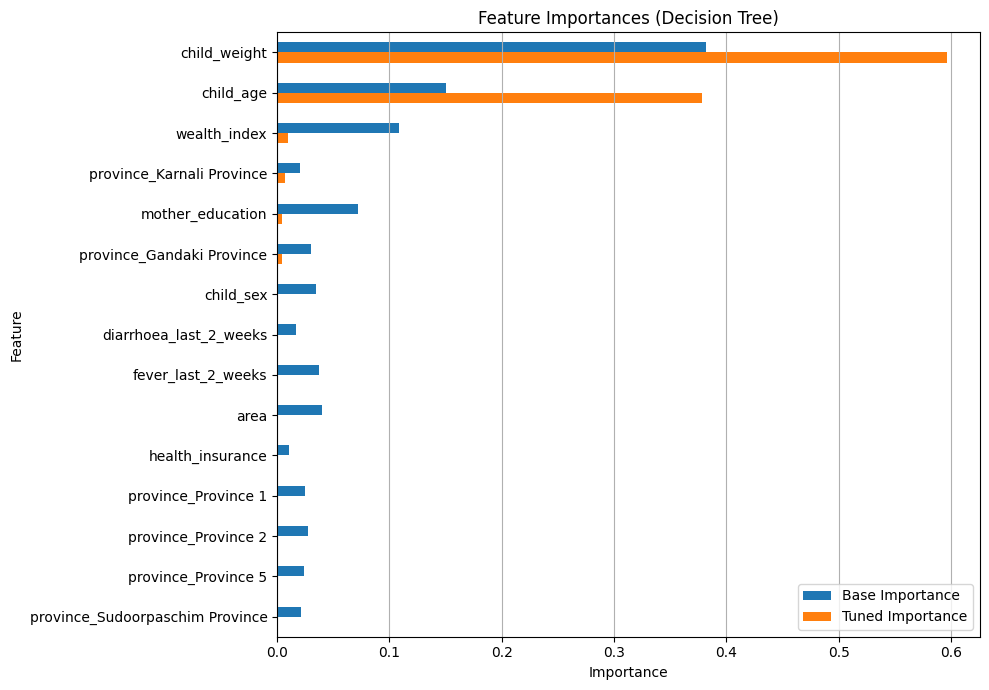
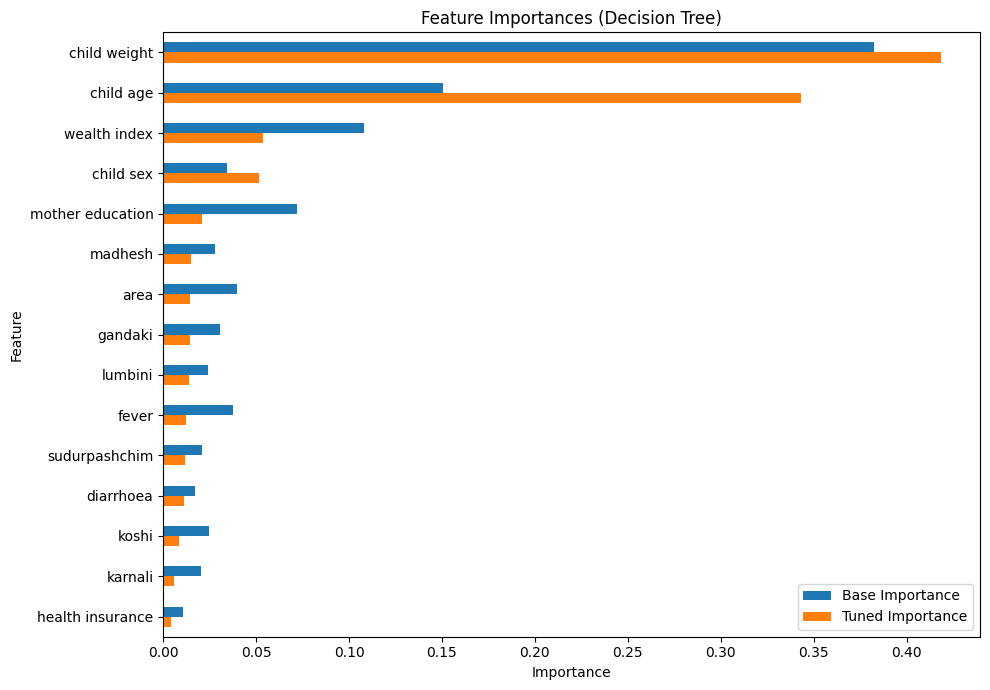
The change to this notebook cell's code, shown as a diff; its figure went from the first image to the second:
--- before
+++ after
@@ -27,5 +27,5 @@
 plt.ylabel('Feature')
 plt.gca().invert_yaxis()
-plt.grid(True, axis='x')
+plt.grid(False)
 plt.tight_layout()
 plt.show()

Commit: few updates